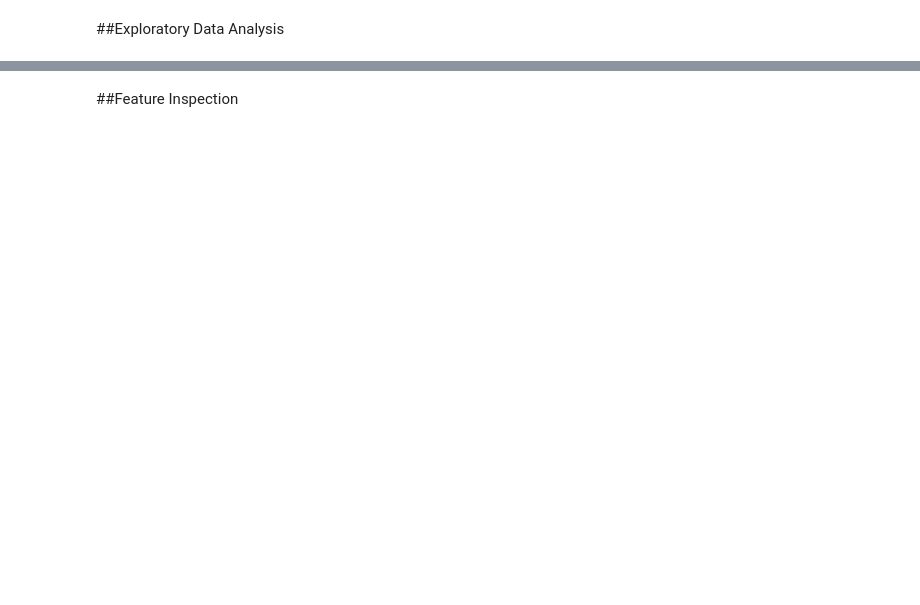
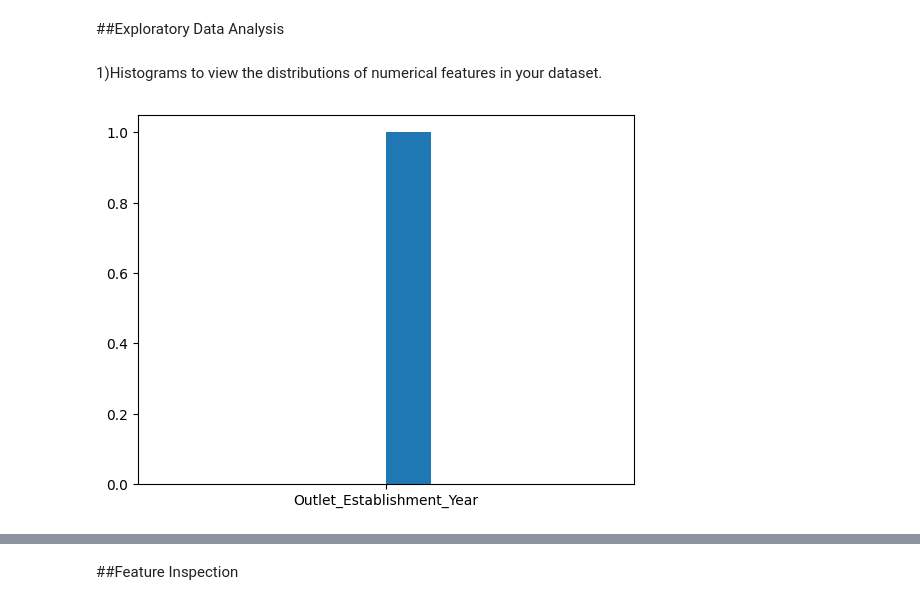
Before and after one commit to shahdabuhassanien/Prediction-of-Product-Sales, a Jupyter notebook: Prediction_of_Product_Sales.ipynb, the cells around one changed output, grey strips where cells are left out. Cells and saved outputs as stored; diff of their text form; code cells hidden in the pictures; blank space fills up the shorter version.

```diff
--- a/Prediction_of_Product_Sales.ipynb
+++ b/Prediction_of_Product_Sales.ipynb
@@ -17,2 +170,4 @@ df.info()
 # %% [markdown]
 ##Exploratory Data Analysis
+# %% [markdown]
+1)Histograms to view the distributions of numerical features in your dataset.
@@ -18,0 +177,5 @@ df.info()
+# %%
+fig,ax=plt.subplots()
+ax.hist("Outlet_Establishment_Year");
+# %% [output]
+[figure, added]
```
Also changed, not shown: parts of 25 cells of this notebook.
